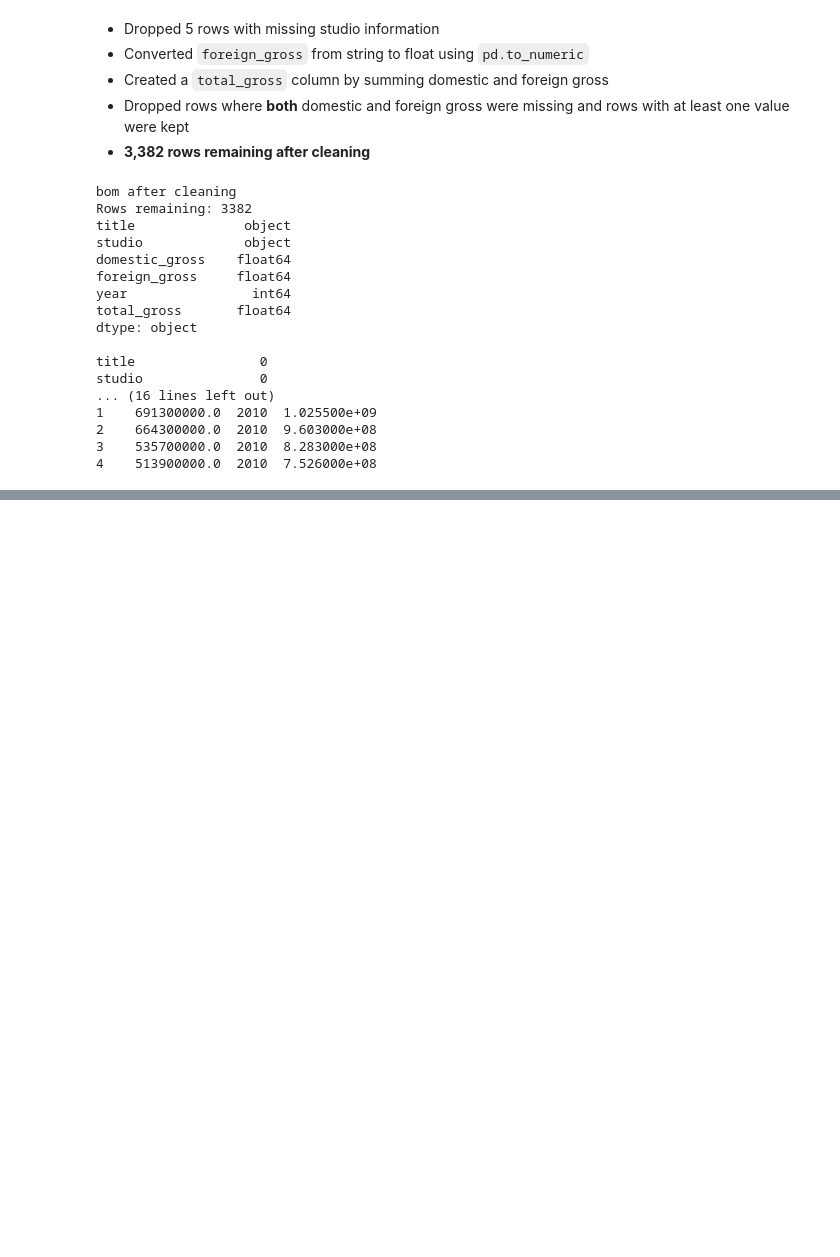
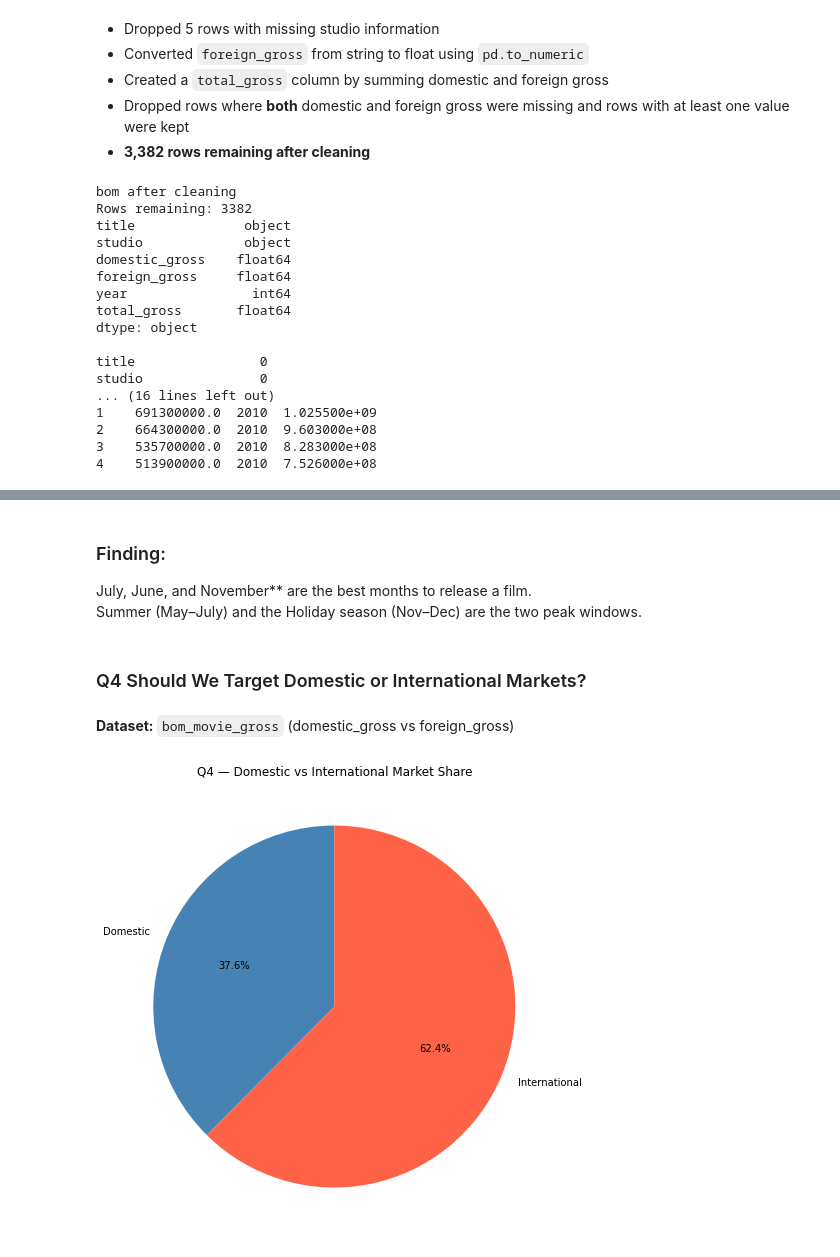
Before and after one commit to gachuratheuri/Phase-2-Group-2-Project, a Jupyter notebook: notebooks/exploratory.ipynb, the cells around one changed output, grey strips where cells are left out. Drawn from its saved outputs; the diff is of its cells as text; code cells hidden in the pictures; blank space fills up the shorter version.

```diff
--- a/notebooks/exploratory.ipynb
+++ b/notebooks/exploratory.ipynb
@@ -320,0 +402,30 @@ studio               0
+# %% [markdown]
+### Finding:
+July, June, and November** are the best months to release a film.
+Summer (May–July) and the Holiday season (Nov–Dec) are the two peak windows.
+# %% [markdown]
+### Q4  Should We Target Domestic or International Markets?
+# %% [markdown]
+**Dataset:** `bom_movie_gross` (domestic_gross vs foreign_gross)
+# %%
+# Add up total domestic and international revenue
+bom_clean    = bom.dropna(subset=['domestic_gross', 'foreign_gross'])
+total_dom    = bom_clean['domestic_gross'].sum() / 1e9
+total_intl   = bom_clean['foreign_gross'].sum()  / 1e9
+
+# Put into a small Series for easy plotting
+market_split = pd.Series(
+    [total_dom, total_intl],
+    index=['Domestic', 'International']
+)
+
+# Plot a pie chart
+market_split.plot(kind='pie', figsize=(7, 7), autopct='%1.1f%%',
+                  colors=['steelblue', 'tomato'], startangle=90)
+
+plt.ylabel('')
+plt.title('Q4 — Domestic vs International Market Share')
+plt.tight_layout()
+plt.show()
+# %% [output]
+[figure, added]
```
Also changed, not shown: parts of 20 cells of this notebook.
